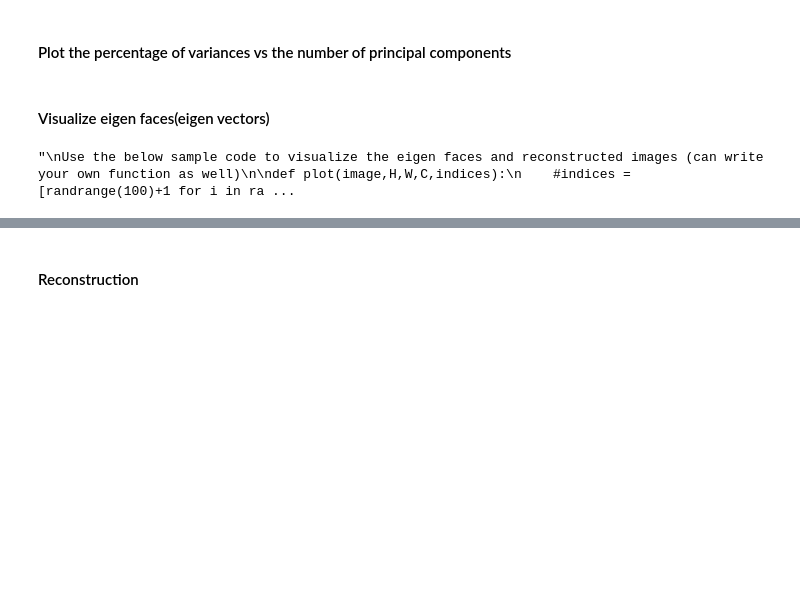
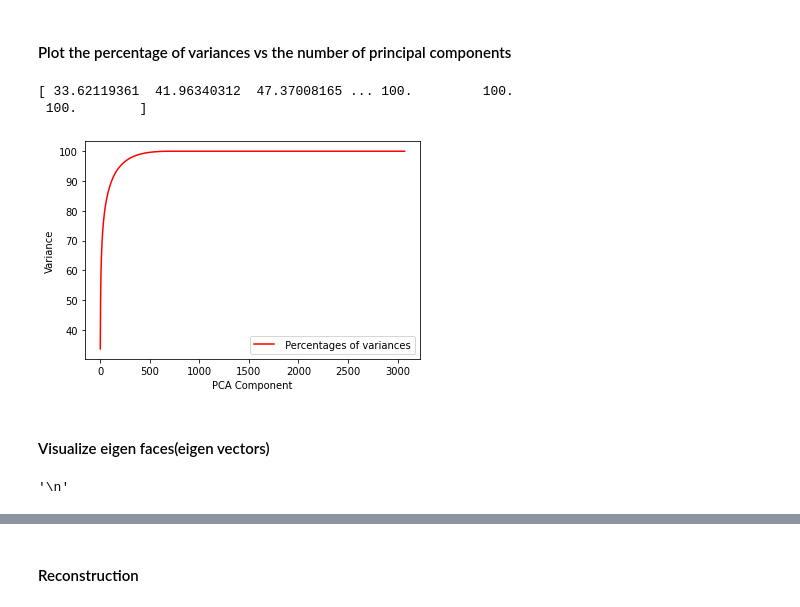
Before and after one commit to soumodiptab/Statistical-Methods-In-AI-Spring-22, a Jupyter notebook: Assignment2/2021201086_Assignment2_Q3.ipynb, the cells around one changed output, grey strips where cells are left out. Saved outputs shown, nothing was run; the diff lists cells and outputs as text; code cells hidden in the pictures; blank space fills up the shorter version.

```diff
--- a/Assignment2/2021201086_Assignment2_Q3.ipynb
+++ b/Assignment2/2021201086_Assignment2_Q3.ipynb
@@ -151,6 +183,23 @@ eig_val,eig_vector=gen_eigen(X)
 #### Plot the percentage of variances vs the number of principal components
 # %%
 # plot variance vs components
+y=[]
+components=range(1,len(eig_val)+1)
+var_explained=[]
+for i in eig_val:
+  var_explained.append(100*(i/np.sum(eig_val)))
+cum_variance=np.cumsum(var_explained)
+print(cum_variance)
+plt.xlabel("PCA Component")
+plt.ylabel("Variance")
+# plot lines
+plt.plot(components, cum_variance, color='r',label = " Percentages of variances")
+plt.legend()
+plt.show()
+# %% [output]
+[ 33.62119361  41.96340312  47.37008165 ... 100.         100.
+ 100.        ]
+[figure, added]
 # %% [markdown]
 #### Visualize eigen faces(eigen vectors)
 # %%
@@ -172,9 +221,7 @@ def plot(image,H,W,C,indices):
         plt.imshow(ele,cmap=plt.cm.gray)
     plt.show()
 
-indices = [randrange(12)+1 for i in range(5)]
-plot(eig_vecs,H,W,C, indices)
 """
 """
 # %% [output]
-"\nUse the below sample code to visualize the eigen faces and reconstructed images (can write your own function as well)\n\ndef plot(image,H,W,C,indices):\n    #indices = [randrange(100)+1 for i in ra ...
+'\n'
```
Also changed, not shown: parts of 12 cells of this notebook, 4 other files.
